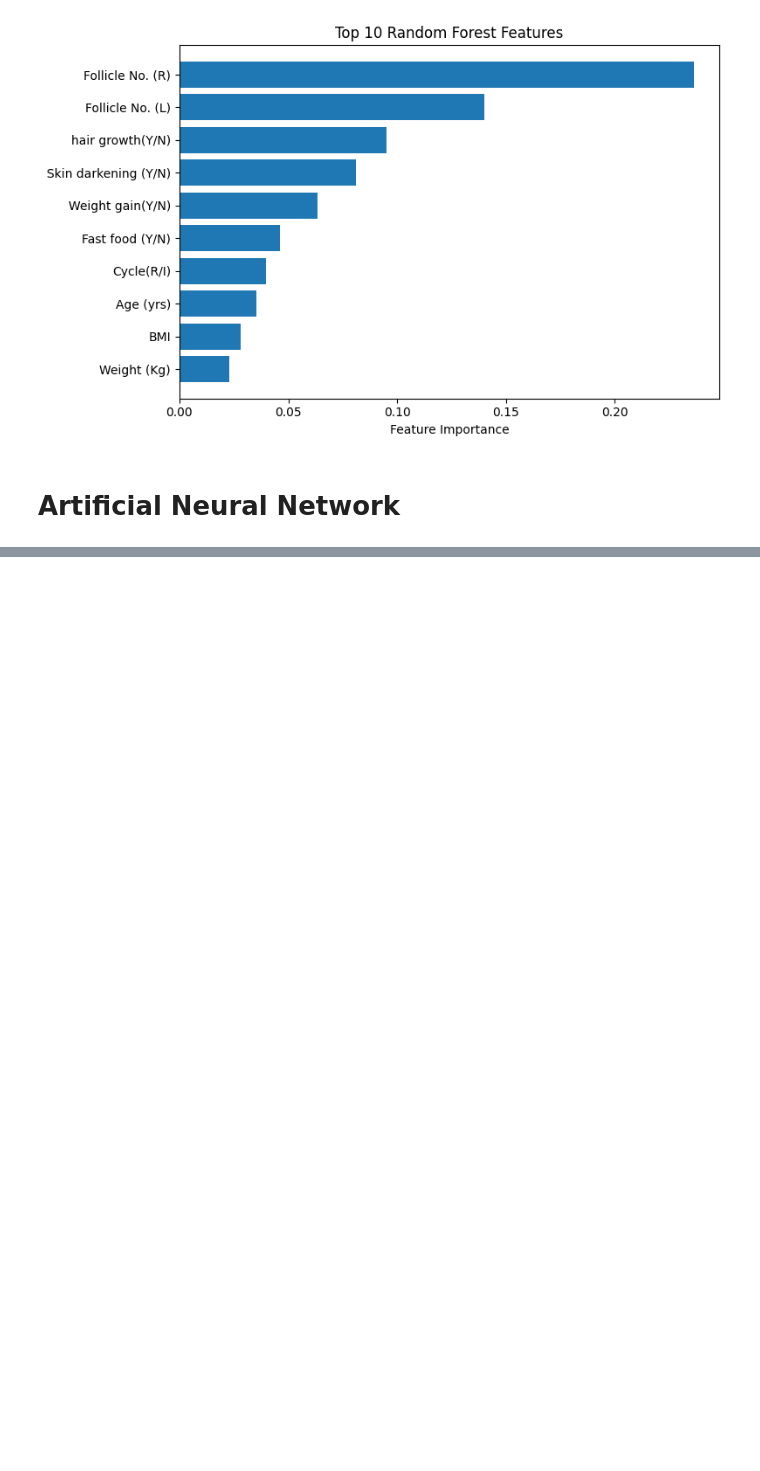
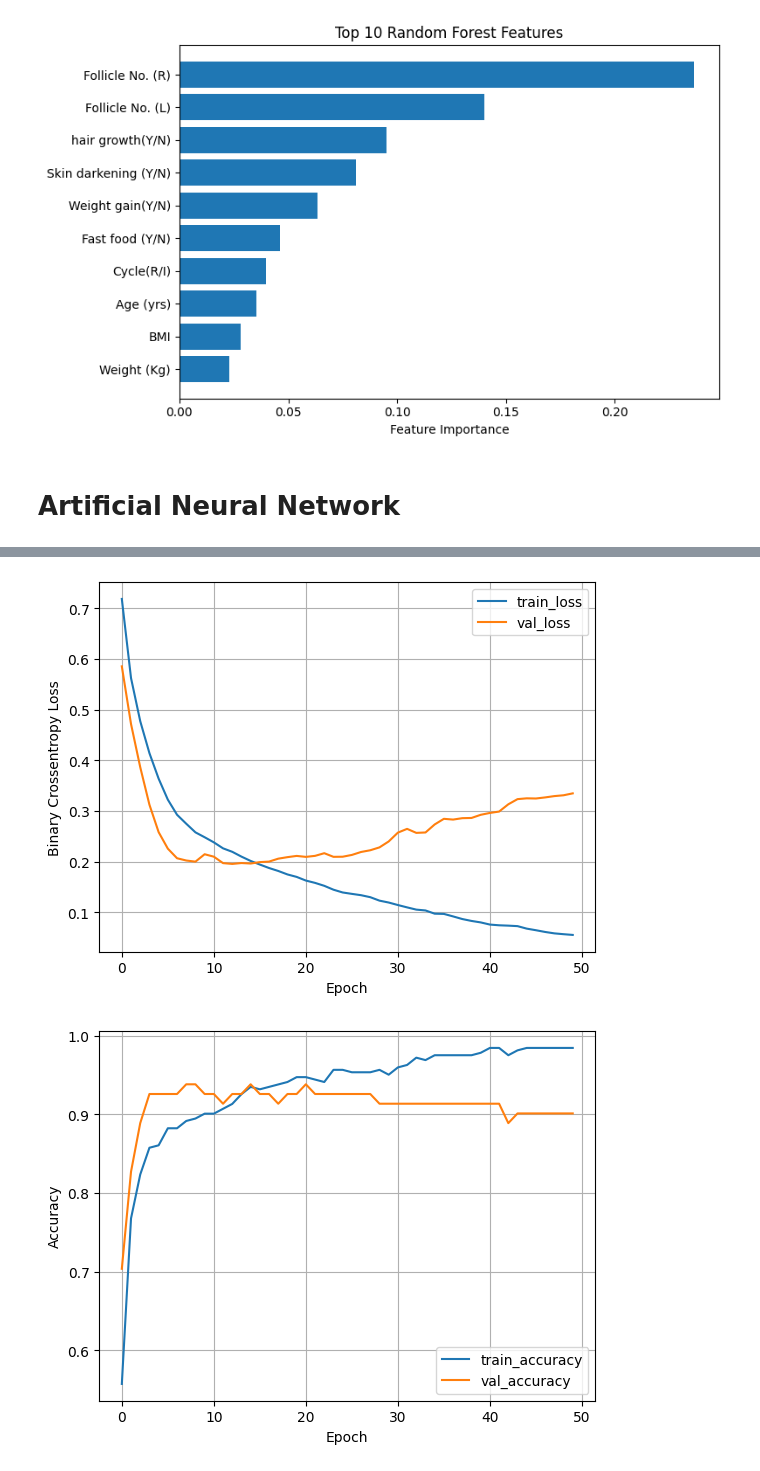
Before and after one commit to AleksandraZecevic/PCOS_diagnosis_ML, a Jupyter notebook: PCOS_Diagnosis.ipynb, the cells around one changed output, grey strips where cells are left out. Cells and saved outputs as stored; diff of their text form; code cells hidden in the pictures; blank space fills up the shorter version.

Commit message:
10th commit - finished with models, now comparison of all

```diff
--- a/PCOS_Diagnosis.ipynb
+++ b/PCOS_Diagnosis.ipynb
@@ -473,8 +430,0 @@ nn_model.summary()
-# %%
-history = nn_model.fit(
-    X_train, y_train,
-    validation_data=(X_val, y_val),
-    epochs=50,
-    batch_size=16,
-    verbose=0
-)
@@ -488,0 +431,25 @@ plot_recall(history)
+# %%
+best_recall = -1
+best_recall_model = None
+best_model_history = None
+epochs=50
+for num_nodes in [8,16,32]:
+    for dropout_prob in [0, 0.2]: # 20% of neurons are randomly set to zero at each training step
+        for lr in [0.005, 0.001]:
+            for batch_size in [16,32,64]:
+                model, history = train_model(X_train, y_train, num_nodes, dropout_prob, lr, batch_size, epochs)
+                #plot_loss(history)
+                #plot_accuracy(history)
+                #plot_recall(history)
+                val_loss, val_accuracy, val_recall = model.evaluate(X_val, y_val, verbose=0)
+                if val_recall > best_recall:  # maximize recall
+                    best_recall = val_recall
+                    best_recall_model = model
+                    best_model_history = history
+# %%
+plot_loss(best_model_history)
+plot_accuracy(best_model_history)
+plot_recall(best_model_history)
+# %% [output]
+[figure, added]
+[figure, added]
```
Also changed, not shown: parts of 12 cells of this notebook, 1 other file.
